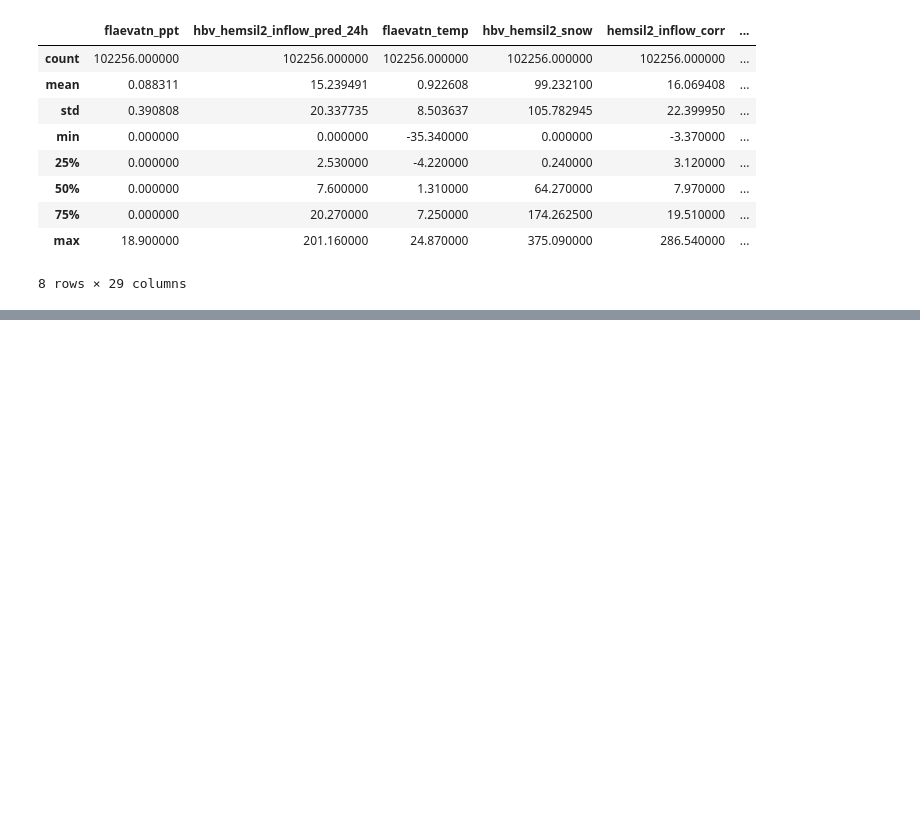
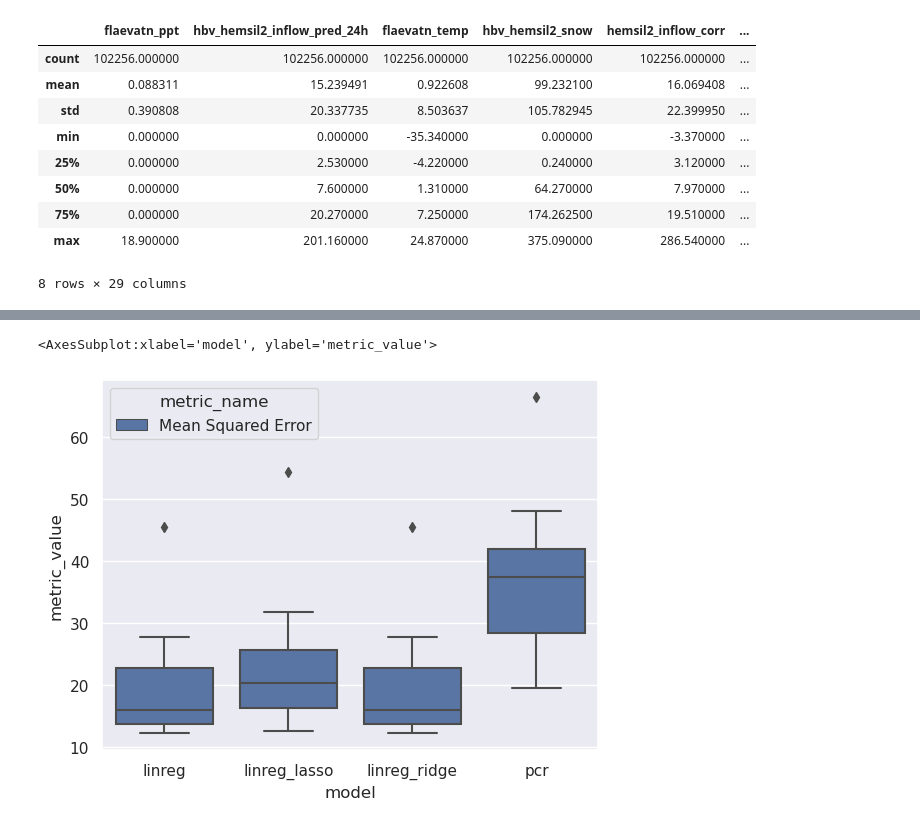
Before and after one commit to krisbrud/norwai-innovate-hackathon-2022, a Jupyter notebook: hackathon.ipynb, the cells around one changed output, grey strips where cells are left out. Drawn from its saved outputs; the diff is of its cells as text; code cells hidden in the pictures; blank space fills up the shorter version.

```diff
--- a/hackathon.ipynb
+++ b/hackathon.ipynb
@@ -617,0 +508,5 @@ pcr          Bias                 12984.231864
+# %%
+sns.boxplot(data=results_df[results_df["metric_name"] == "Mean Squared Error"], x="model", y="metric_value", hue="metric_name")
+# %% [output]
+<AxesSubplot:xlabel='model', ylabel='metric_value'>
+[figure, added]
```
Also changed, not shown: parts of 17 cells of this notebook.
